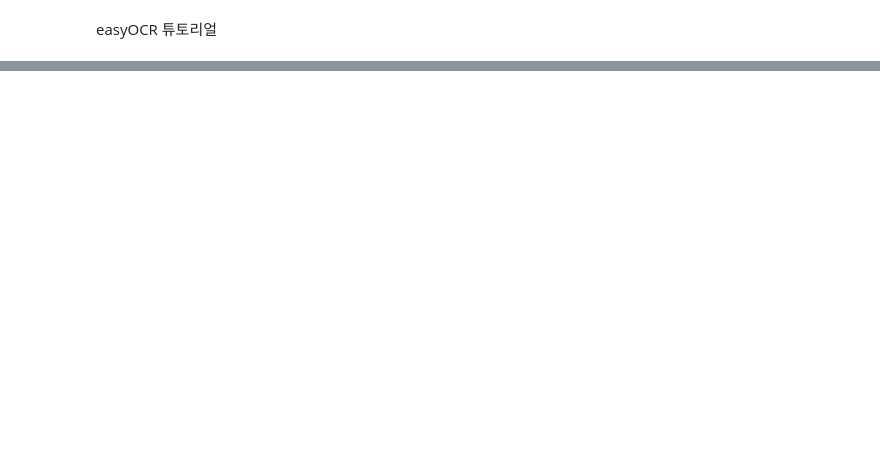
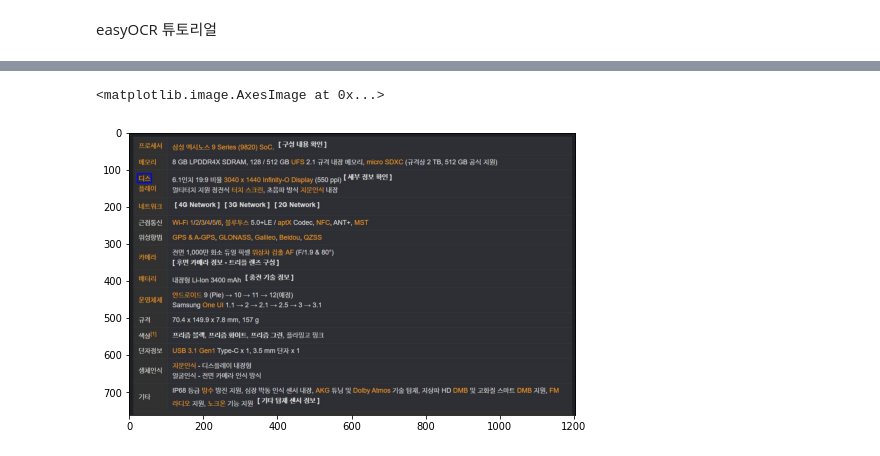
Before and after one commit to lukaskorea/Graduateproject_Teamscikitlove, a Jupyter notebook: easyOCR.ipynb, the cells around one changed output, grey strips where cells are left out. Cells and saved outputs as stored; diff of their text form; code cells hidden in the pictures; blank space fills up the shorter version.

```diff
--- a/easyOCR.ipynb
+++ b/easyOCR.ipynb
@@ -26,0 +86,11 @@ a = plt.imread('./data_table/SmartPhone/SM-G973N.JPG')
+# %%
+cord = output[4][0]
+# %%
+x_min, y_min = [int(min(idx)) for idx in zip(*cord)]
+# %%
+image = cv2.imread(file_name)
+cv2.rectangle(image,(x_min,y_min),(x_max,y_max),(255,0,0),2)
+plt.imshow(cv2.cvtColor(image, cv2.COLOR_BGR2RGB))
+# %% [output]
+<matplotlib.image.AxesImage at 0x...>
+[figure, added]
```
Also changed, not shown: parts of 15 cells of this notebook.
